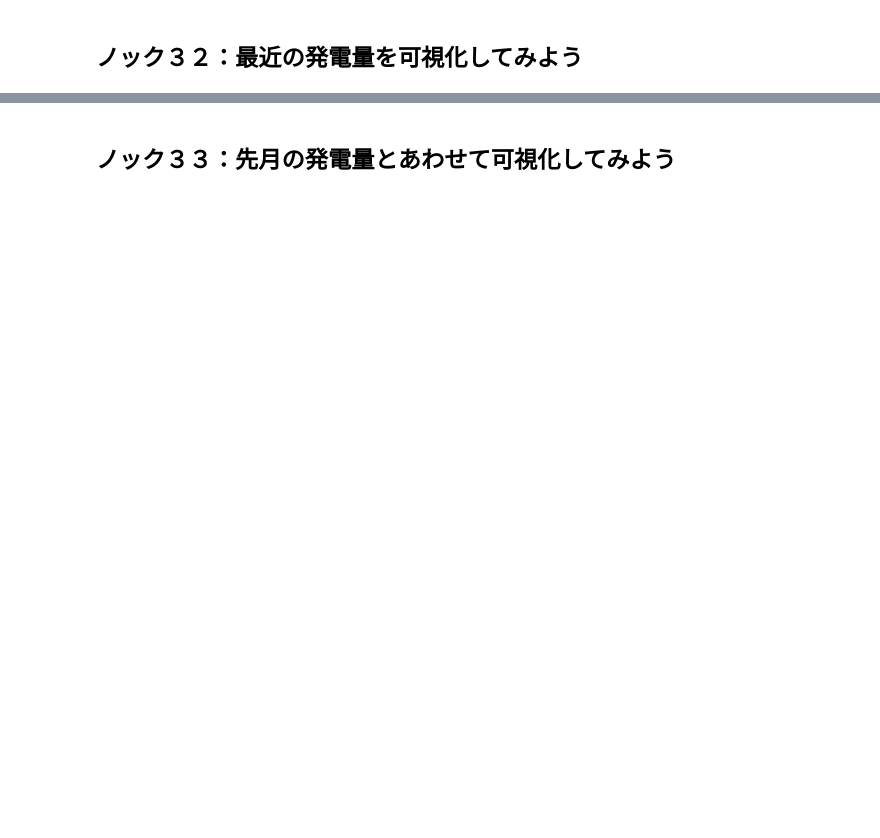
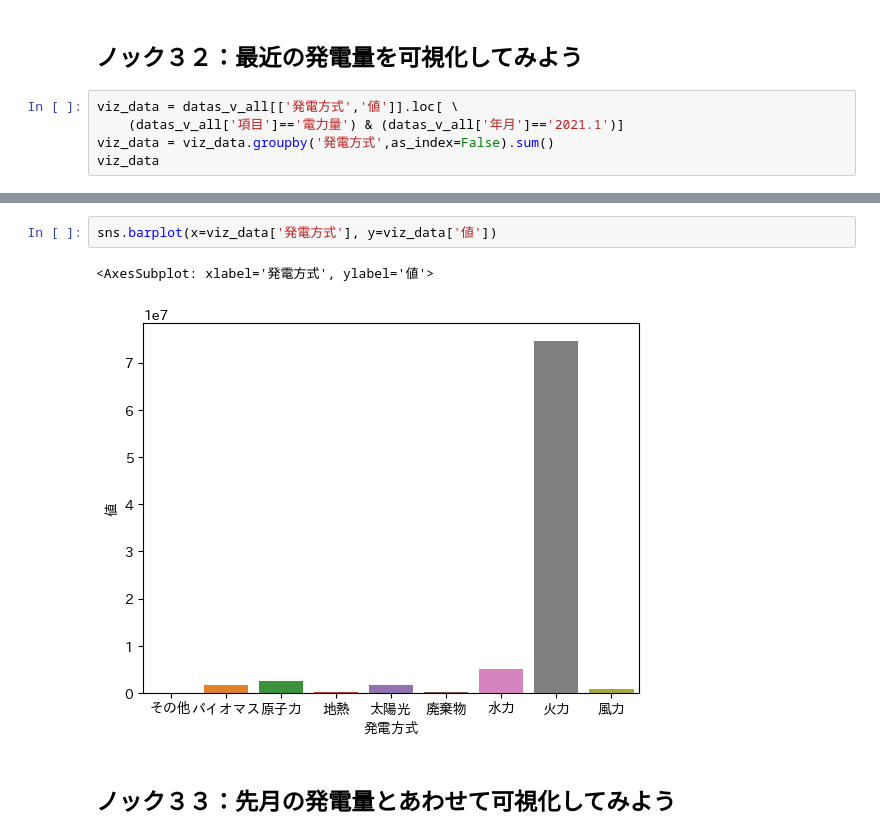
Before and after one commit to mitaniii/jupyter_test, a Jupyter notebook: 100nocks-process-visualization/chapter-2/src/2章.ipynb, the cells around one changed output, grey strips where cells are left out. Drawn from its saved outputs; the diff is of its cells as text; blank space fills up the shorter version.

```diff
--- a/100nocks-process-visualization/chapter-2/src/2章.ipynb
+++ b/100nocks-process-visualization/chapter-2/src/2章.ipynb
@@ -469,2 +483,7 @@ sns.histplot(viz_data.loc[viz_data['項目']=='電力量'], ax=axes[2])
 # %% [markdown]
 ## ノック３２：最近の発電量を可視化してみよう
+# %%
+viz_data = datas_v_all[['発電方式','値']].loc[ \
+    (datas_v_all['項目']=='電力量') & (datas_v_all['年月']=='2021.1')]
+viz_data = viz_data.groupby('発電方式',as_index=False).sum()
+viz_data
@@ -471,2 +501,7 @@ sns.histplot(viz_data.loc[viz_data['項目']=='電力量'], ax=axes[2])
+# %%
+sns.barplot(x=viz_data['発電方式'], y=viz_data['値'])
+# %% [output]
+<AxesSubplot: xlabel='発電方式', ylabel='値'>
+[figure, added]
 # %% [markdown]
 ## ノック３３：先月の発電量とあわせて可視化してみよう
```
Also changed, not shown: parts of 12 cells of this notebook, 1 other file.
